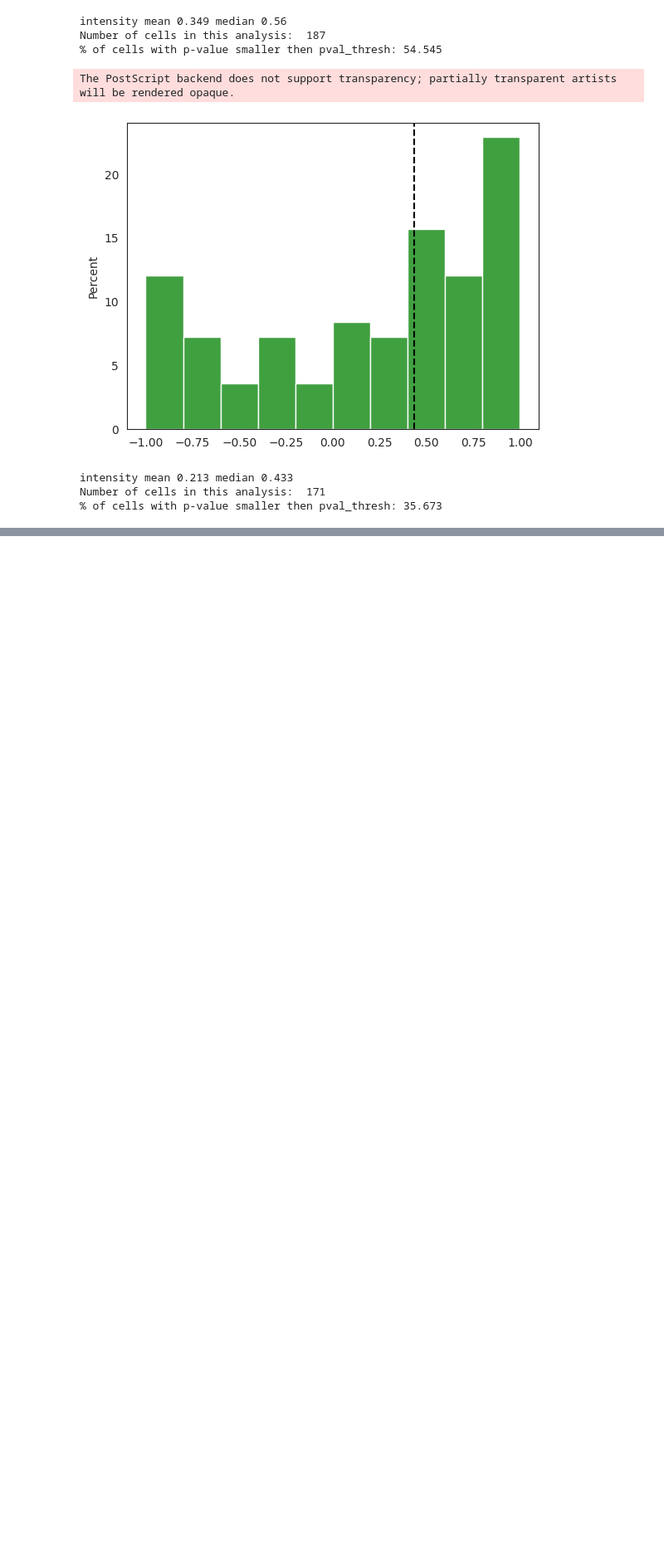
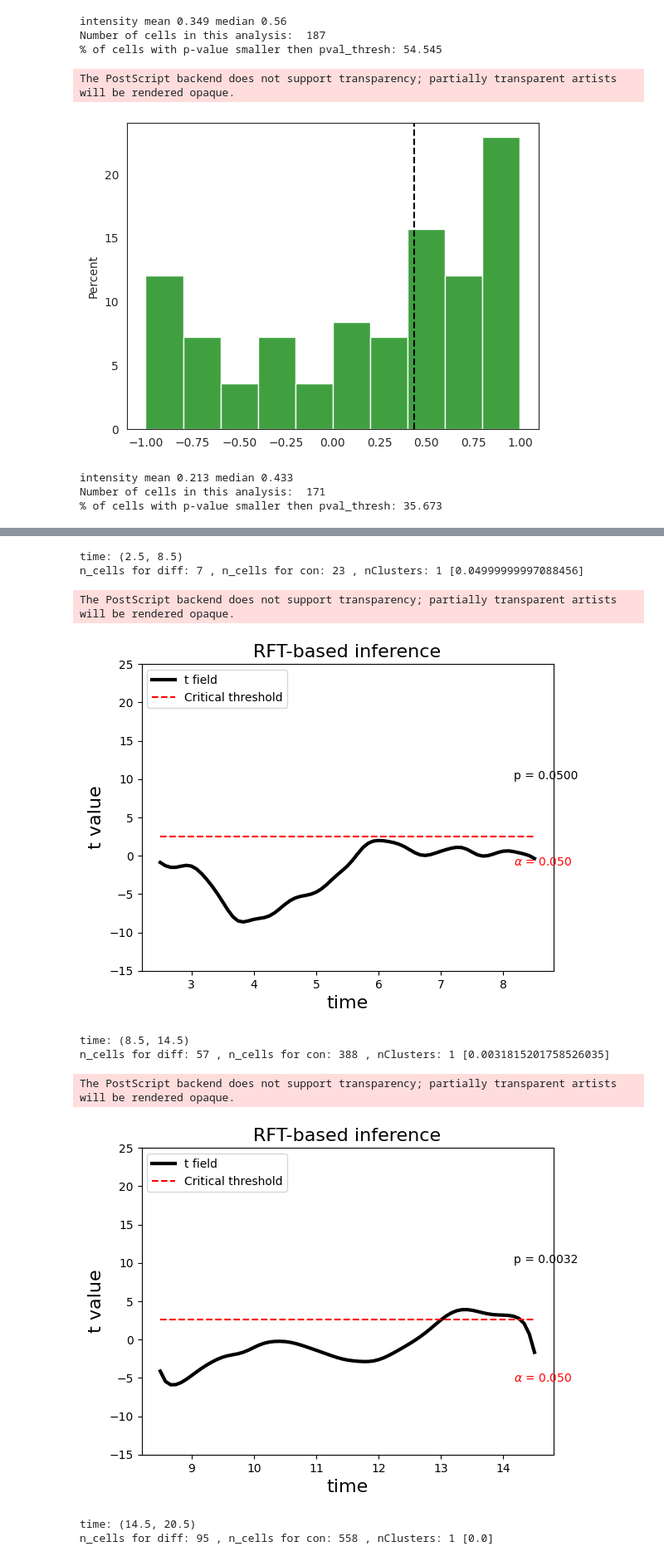
Before and after one commit to zaritskylab/muscle-formation-prediction, a Jupyter notebook: analysis/notebooks/figure_5.ipynb, the cells around one changed output, grey strips where cells are left out. Shown at 83% size. Drawn from its saved outputs; the diff is of its cells as text; code cells hidden in the pictures; blank space fills up the shorter version.

```diff
--- a/analysis/notebooks/figure_5.ipynb
+++ b/analysis/notebooks/figure_5.ipynb
@@ -105,0 +236,16 @@ Number of cells in this analysis:  171
+# %%
+print("motility")
+plot_rft(scores_df_s6, scores_df_s3, "score_motility", "s6", "s3")
+print("intensity")
+plot_rft(scores_df_s6, scores_df_s3, "score_intensity", "s6", "s3", ylim=(-25, 15))
+# %% [output]
+time: (2.5, 8.5)
+n_cells for diff: 7 , n_cells for con: 23 , nClusters: 1 [0.04999999997088456]
+The PostScript backend does not support transparency; partially transparent artists will be rendered opaque.
+[figure, added]
+time: (8.5, 14.5)
+n_cells for diff: 57 , n_cells for con: 388 , nClusters: 1 [0.0031815201758526035]
+The PostScript backend does not support transparency; partially transparent artists will be rendered opaque.
+[figure, added]
+time: (14.5, 20.5)
+n_cells for diff: 95 , n_cells for con: 558 , nClusters: 1 [0.0]
```
Also changed, not shown: parts of 8 cells of this notebook.
